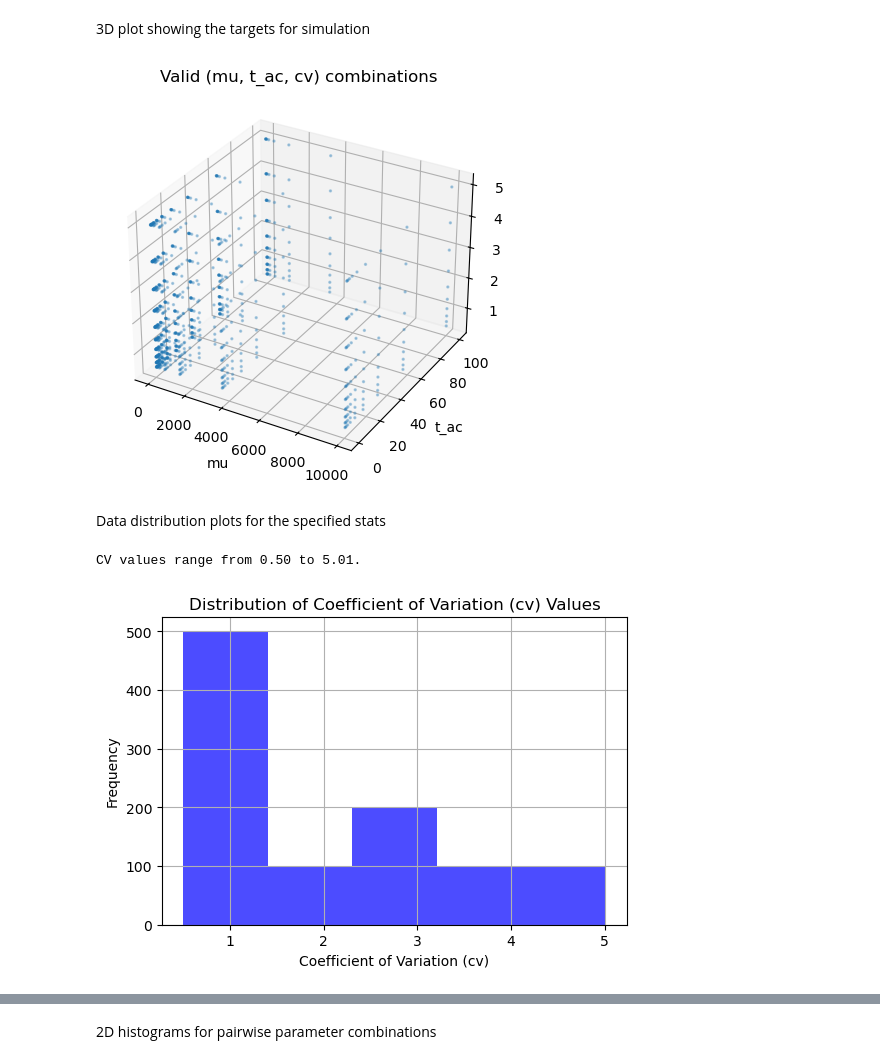
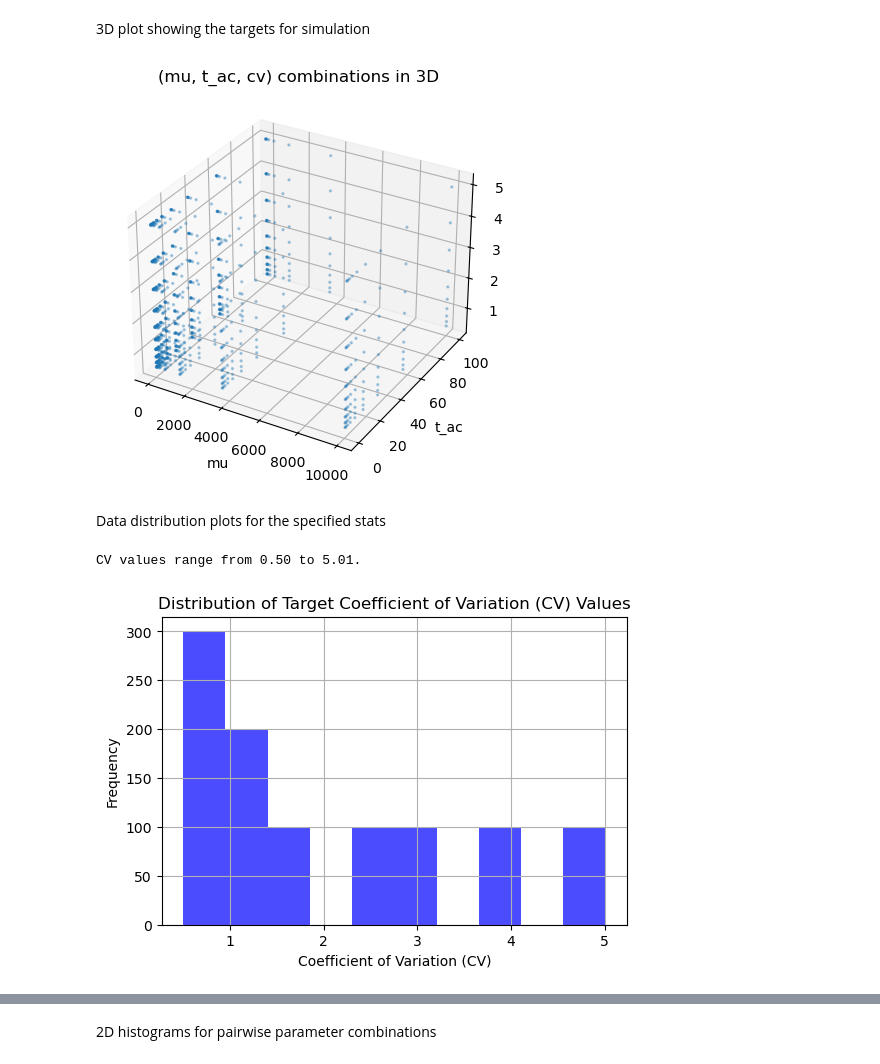
Before and after one commit to GrignardReagent/SSA, a Jupyter notebook: experiments/EXP-25-IY010/IY010_visualise_targets.ipynb, the cells around one changed output, grey strips where cells are left out. Cells and saved outputs as stored; diff of their text form; code cells hidden in the pictures.

```diff
--- a/experiments/EXP-25-IY010/IY010_visualise_targets.ipynb
+++ b/experiments/EXP-25-IY010/IY010_visualise_targets.ipynb
@@ -6,10 +6,19 @@
 import numpy as np
 import matplotlib.pyplot as plt
 from mpl_toolkits.mplot3d import Axes3D  # noqa: F401
-# Load the full grid of verified targets
+# Load the full grid of verified targets (IY010_simulation.py and IY010_simulation_1.py)
 mu_target = np.logspace(0, 4, 10)  # 1 to 10000
 t_ac_target = np.logspace(-0.3, 2, 10)  # ~0.5 to 100
 cv_target = np.logspace(-0.3, 0.7, 10)  # ~0.5 to 5
+
+# mu_target = np.linspace(1, 10_000, 10)
+# t_ac_target = np.linspace(0.5, 100, 10)
+# cv_target = np.linspace(0.5, 5, 10)
+
+# mu_target = np.arange(1, 10_000, 1000)
+# t_ac_target = np.arange(0.5, 100, 10)
+# cv_target = np.arange(0.5, 5, 0.5)
+
 targets = np.array(np.meshgrid(mu_target, t_ac_target, cv_target)).T.reshape(-1, 3)
 
 # Create a 3D scatter plot of mu vs t_ac vs cv
@@ -19,31 +28,31 @@ ax.scatter(targets[:, 0], targets[:, 1], targets[:, 2], s=2, alpha=0.3)
 ax.set_xlabel('mu')
 ax.set_ylabel('t_ac')
 ax.set_zlabel('cv')
-ax.set_title('Valid (mu, t_ac, cv) combinations')
+ax.set_title('(mu, t_ac, cv) combinations in 3D')
 plt.show()
 # %% [output]
-[figure, old version]
+[figure, new version]
 # %% [markdown]
 Data distribution plots for the specified stats
 # %%
 import pandas as pd
 import matplotlib.pyplot as plt
 df_targets = pd.DataFrame(targets, columns=['mu', 't_ac', 'cv'])
 # what ranges of CV values are chosen?
 cv_min = df_targets['cv'].min()
 cv_max = df_targets['cv'].max()
 print(f"CV values range from {cv_min:.2f} to {cv_max:.2f}.")
 # plot the distribution of cv values chosen
 plt.figure(figsize=(6, 4))
-plt.hist(df_targets['cv'], bins=5, color='blue', alpha=0.7)
-plt.xlabel('Coefficient of Variation (cv)')
+plt.hist(df_targets['cv'], bins=10, color='blue', alpha=0.7)
+plt.xlabel('Coefficient of Variation (CV)')
 plt.ylabel('Frequency')
-plt.title('Distribution of Coefficient of Variation (cv) Values')
+plt.title('Distribution of Target Coefficient of Variation (CV) Values')
 plt.grid()
 plt.show()
 # %% [output]
 CV values range from 0.50 to 5.01.
-[figure, old version]
+[figure, new version]
 # %%
 mu_min = df_targets['mu'].min()
 mu_max = df_targets['mu'].max()
```
Also changed, not shown: parts of 9 cells of this notebook.
